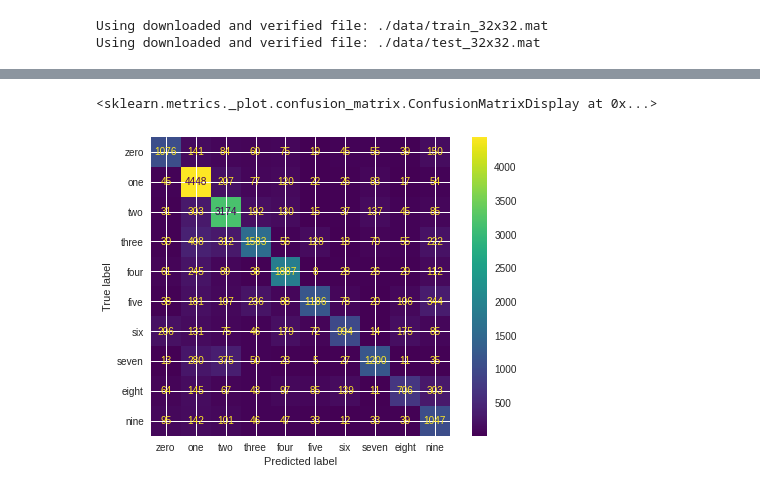
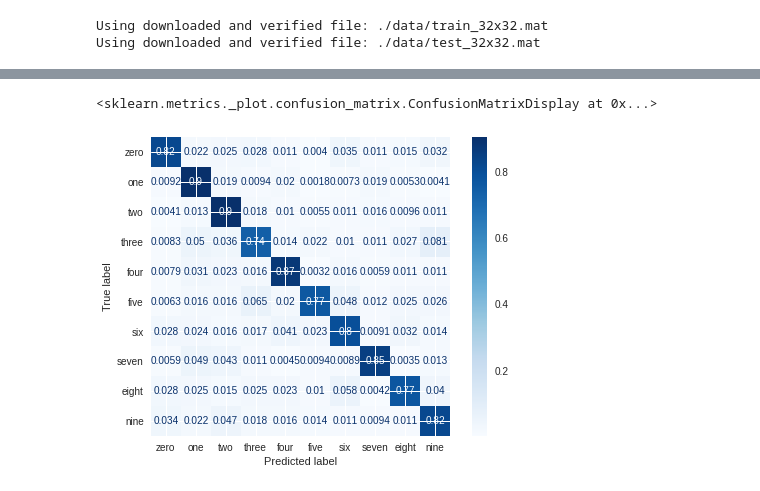
Before and after one commit to vardeep-sandhu/CudaLab, a Jupyter notebook: Sheet02/Sheet02.ipynb, the cells around one changed output, grey strips where cells are left out. Drawn from its saved outputs; the diff is of its cells as text; code cells hidden in the pictures.

```diff
--- a/Sheet02/Sheet02.ipynb
+++ b/Sheet02/Sheet02.ipynb
@@ -19,7 +20,10 @@ Epochs = 10
 classes = 10
 # %%
 t = transforms.Compose([transforms.ToTensor(),
-                       transforms.Lambda(lambda x : x.permute(1, 2, 0).reshape(-1))
+
+                        transforms.Normalize((0.485, 0.456, 0.406), (0.229, 0.224, 0.225)),
+
+                        transforms.Lambda(lambda x : x.permute(1, 2, 0).reshape(-1))
                        ])
 target_t = lambda label: F.one_hot(torch.tensor(label), num_classes=10)
 
@@ -259,0 +304,18 @@ plt.show()
+# %%
+plt.style.use('seaborn')
+fig, ax = plt.subplots(1, 2)
+fig.set_size_inches(18, 8)
+
+ax[0].plot(accuracy_list, c="blue", label="Accuracy", linewidth=3, alpha=0.5)
+ax[0].legend(loc="best")
+ax[0].set_xlabel("Epoch")
+ax[0].set_ylabel("Accuracy")
+ax[0].set_title("Accuracy during training")
+ax[0].set_xticks(np.arange(1, 21, step=2))
+
+
+ax[1].plot(norm_list, c="green", label="Norm of gradients", linewidth=3, alpha=0.5)
+ax[1].legend(loc="best")
+ax[1].set_xlabel("Iteration")
+ax[1].set_ylabel("Norm value")
+ax[1].set_title("Norm of gradients")
@@ -260,11 +325,9 @@ plt.show()
 # %%
-def testing(test_loader, net):
+def confusion_mat_testing(test_loader, net):
     best_model.eval()
-    total_corr = 0
     preds = []
     labels = []
     with torch.no_grad():
-        total_corr = 0
         for batch_idx, (data, target) in enumerate(test_loader):
             data, target = data.to(device), target.type(torch.float32).to(device)
             output = best_model(data)
@@ -275,9 +338,6 @@ def testing(test_loader, net):
             preds.append(pred)
             labels.append(gt)
 
-            correct = torch.count_nonzero(pred == gt)
-            total_corr += correct
-    accuracy = (total_corr/len(test_dataset))
-    return accuracy, torch.cat(preds), torch.cat(labels)
+    return torch.cat(preds), torch.cat(labels)
 
-acc_, preds, labels = testing(test_loader, best_model)
+preds, labels = confusion_mat_testing(test_loader, best_model)
@@ -284,9 +352,12 @@ acc_, preds, labels = testing(test_loader, best_model)
 # %%
-from sklearn.metrics import confusion_matrix, ConfusionMatrixDisplay
-cf = confusion_matrix(labels.to("cpu"), preds.to("cpu"))
+from sklearn.metrics import ConfusionMatrixDisplay
+
 CLASSES= ['zero','one','two','three','four','five','six','seven','eight','nine']
+
 classes = np.array(CLASSES, dtype='str')
-ConfusionMatrixDisplay(cf,display_labels=classes).plot()
+
+# ConfusionMatrixDisplay.from_predictions(cf,display_labels=classes,cmap=plt.cm.Blues,normalize=normalize).plot()
+ConfusionMatrixDisplay.from_predictions(labels.to("cpu"), preds.to("cpu"),display_labels=classes, normalize='true', cmap=plt.cm.Blues)
 # %% [output]
 <sklearn.metrics._plot.confusion_matrix.ConfusionMatrixDisplay at 0x...>
-[figure, old version]
+[figure, new version]
```
Also changed, not shown: parts of 17 cells of this notebook, 1 other file.
